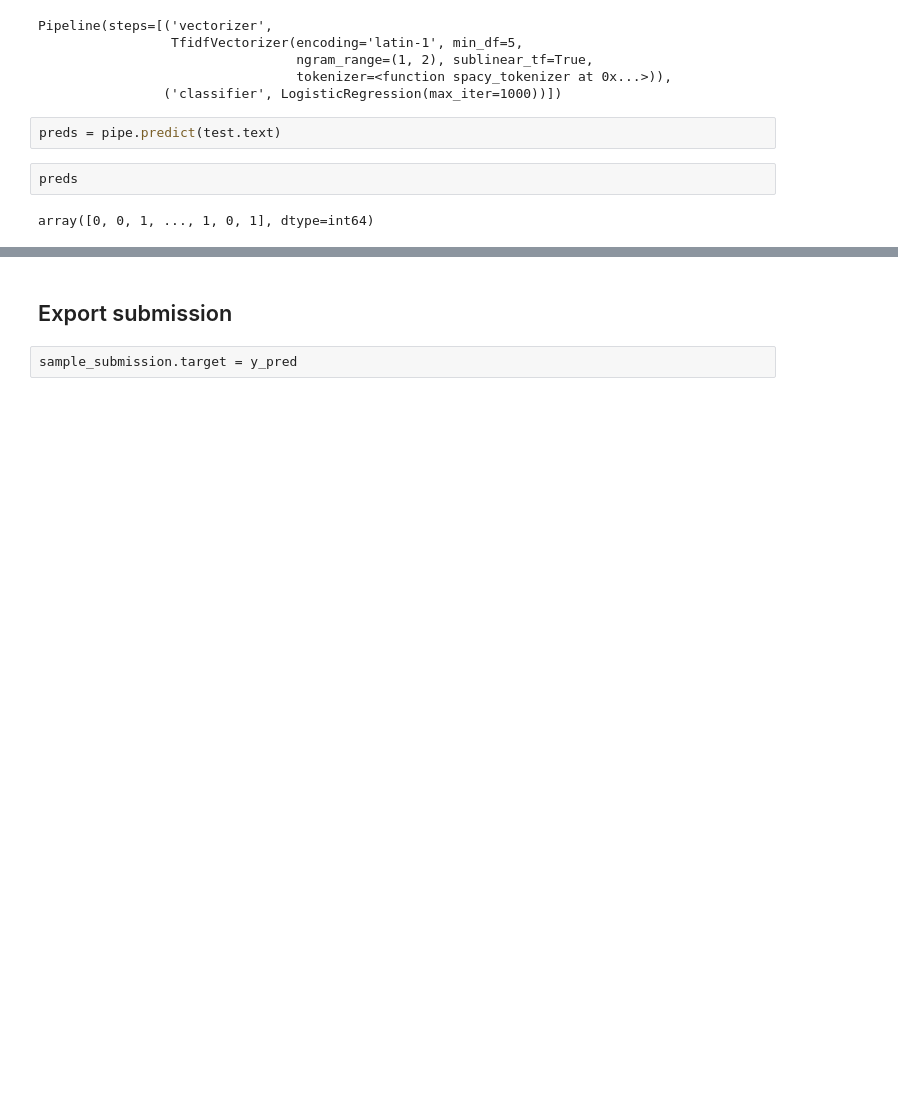
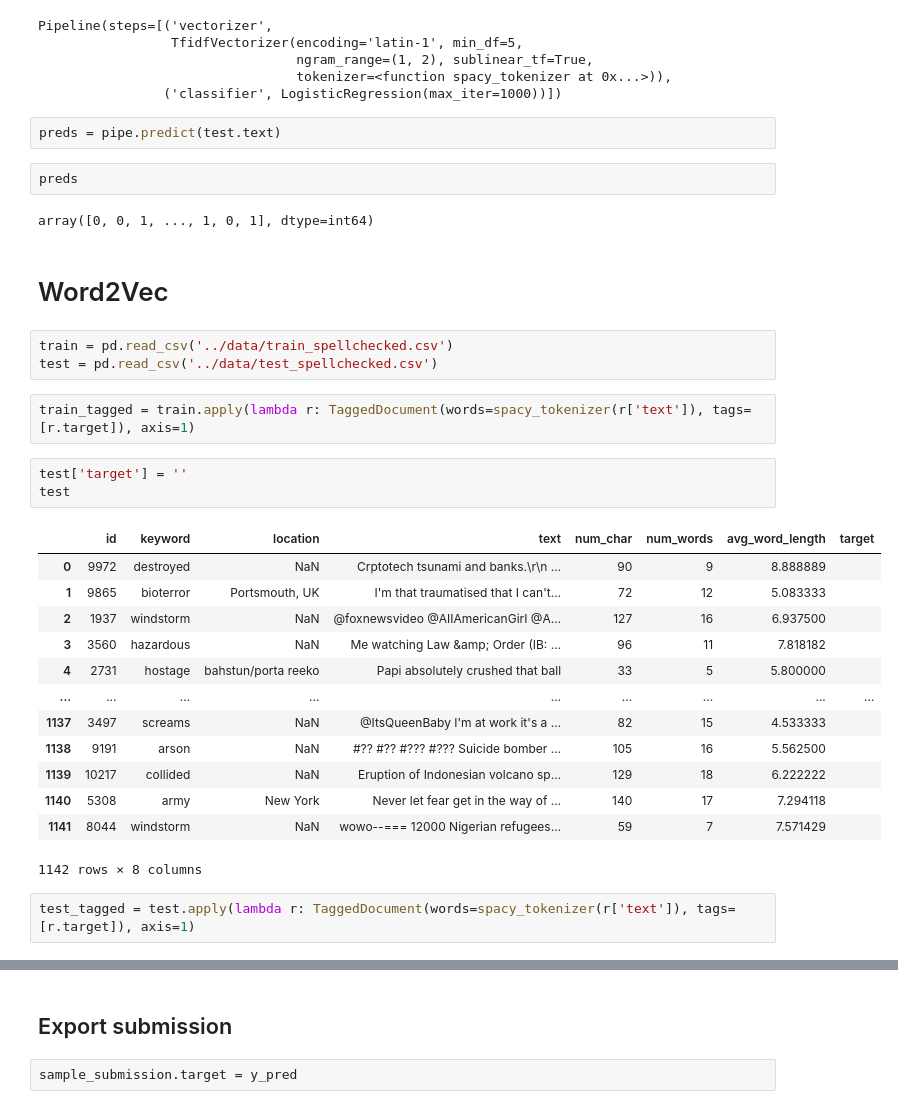
Before and after one commit to loicrouillermonay/DMML2020_Rolex, a Jupyter notebook: code/DMML2020_Rolex.ipynb, the cells around one changed output, grey strips where cells are left out. Cells and saved outputs as stored; diff of their text form; blank space fills up the shorter version.

```diff
--- a/code/DMML2020_Rolex.ipynb
+++ b/code/DMML2020_Rolex.ipynb
@@ -863,3 +878,29 @@ preds = pipe.predict(test.text)
 preds
 # %% [output]
 array([0, 0, 1, ..., 1, 0, 1], dtype=int64)
+# %% [markdown]
+# Word2Vec
+# %%
+train = pd.read_csv('../data/train_spellchecked.csv')
+test = pd.read_csv('../data/test_spellchecked.csv')
+# %%
+train_tagged = train.apply(lambda r: TaggedDocument(words=spacy_tokenizer(r['text']), tags=[r.target]), axis=1)
+# %%
+test['target'] = ''
+test
+# %% [output]
+|  | id | keyword | location | text | num_char | num_words | avg_word_length | target |
+| 0 | 9972 | destroyed | NaN | Crptotech tsunami and banks.\r\n ... | 90 | 9 | 8.888889 |  |
+| 1 | 9865 | bioterror | Portsmouth, UK | I'm that traumatised that I can't... | 72 | 12 | 5.083333 |  |
+| 2 | 1937 | windstorm | NaN | @foxnewsvideo @AIIAmericanGirI @A... | 127 | 16 | 6.937500 |  |
+| 3 | 3560 | hazardous | NaN | Me watching Law &amp; Order (IB: ... | 96 | 11 | 7.818182 |  |
+| 4 | 2731 | hostage | bahstun/porta reeko | Papi absolutely crushed that ball | 33 | 5 | 5.800000 |  |
+| ... | ... | ... | ... | ... | ... | ... | ... | ... |
+| 1137 | 3497 | screams | NaN | @ItsQueenBaby I'm at work it's a ... | 82 | 15 | 4.533333 |  |
+| 1138 | 9191 | arson | NaN | #?? #?? #??? #??? Suicide bomber ... | 105 | 16 | 5.562500 |  |
+| 1139 | 10217 | collided | NaN | Eruption of Indonesian volcano sp... | 129 | 18 | 6.222222 |  |
+| 1140 | 5308 | army | New York | Never let fear get in the way of ... | 140 | 17 | 7.294118 |  |
+| 1141 | 8044 | windstorm | NaN | wowo--=== 12000 Nigerian refugees... | 59 | 7 | 7.571429 |  |
+1142 rows × 8 columns
+# %%
+test_tagged = test.apply(lambda r: TaggedDocument(words=spacy_tokenizer(r['text']), tags=[r.target]), axis=1)
```
Also changed, not shown: parts of 13 cells of this notebook, 1 other file.
